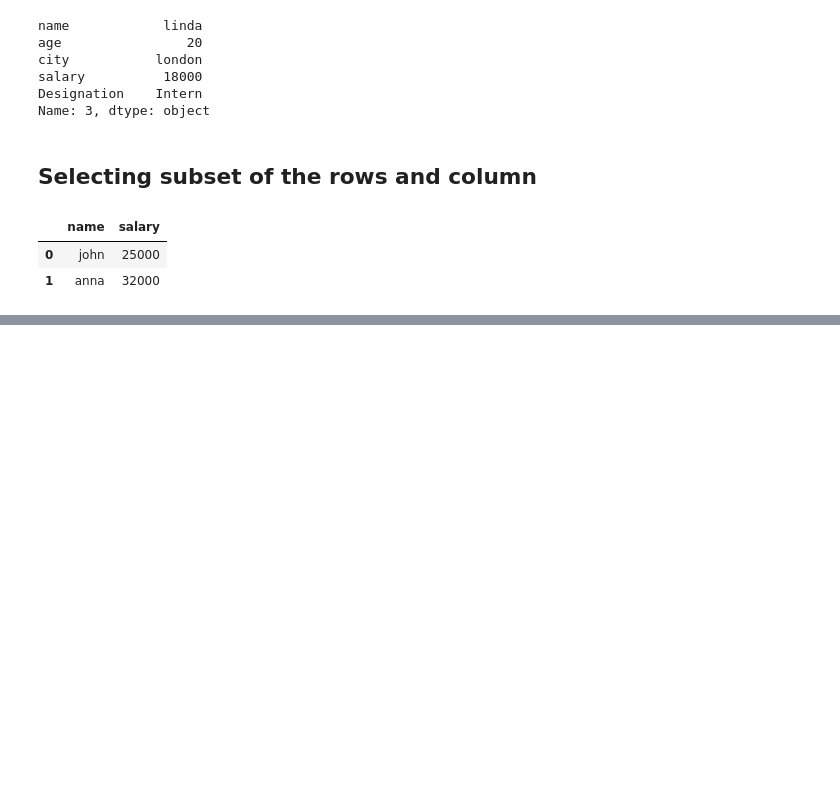
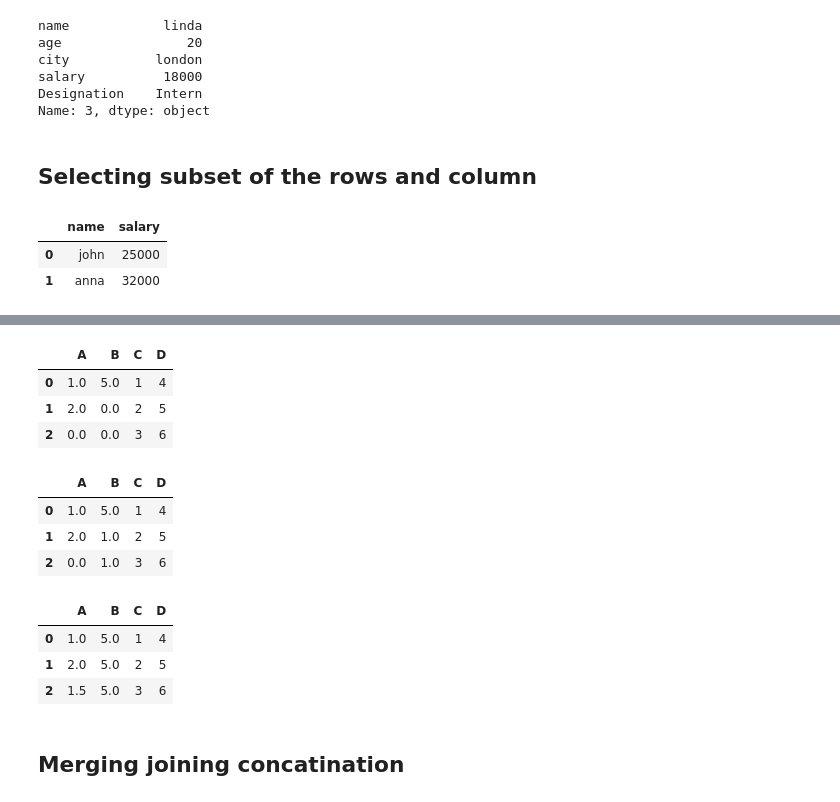
Before and after one commit to AyushSharma-17/dataanalysis_python_l1, a Jupyter notebook: copy_of_pandas_ex.ipynb, the cells around one changed output, grey strips where cells are left out. Saved outputs shown, nothing was run; the diff lists cells and outputs as text; code cells hidden in the pictures; blank space fills up the shorter version.

```diff
--- a/copy_of_pandas_ex.ipynb
+++ b/copy_of_pandas_ex.ipynb
@@ -179,0 +277,26 @@ df.loc[[0,1],['name','salary']]
+# %%
+df2.fillna(0)
+# %% [output]
+|  | A | B | C | D |
+| 0 | 1.0 | 5.0 | 1 | 4 |
+| 1 | 2.0 | 0.0 | 2 | 5 |
+| 2 | 0.0 | 0.0 | 3 | 6 |
+# %%
+#fillling missing values with the specfic values
+values={'A':0,'B':1,'C':2,'D':3}
+df2.fillna(value=values)
+# %% [output]
+|  | A | B | C | D |
+| 0 | 1.0 | 5.0 | 1 | 4 |
+| 1 | 2.0 | 1.0 | 2 | 5 |
+| 2 | 0.0 | 1.0 | 3 | 6 |
+# %%
+#filling null values with mean values
+df2.fillna(df2.mean())
+# %% [output]
+|  | A | B | C | D |
+| 0 | 1.0 | 5.0 | 1 | 4 |
+| 1 | 2.0 | 5.0 | 2 | 5 |
+| 2 | 1.5 | 5.0 | 3 | 6 |
+# %% [markdown]
+<h2>Merging joining concatination</h2>
```
Also changed, not shown: parts of 17 cells of this notebook.
